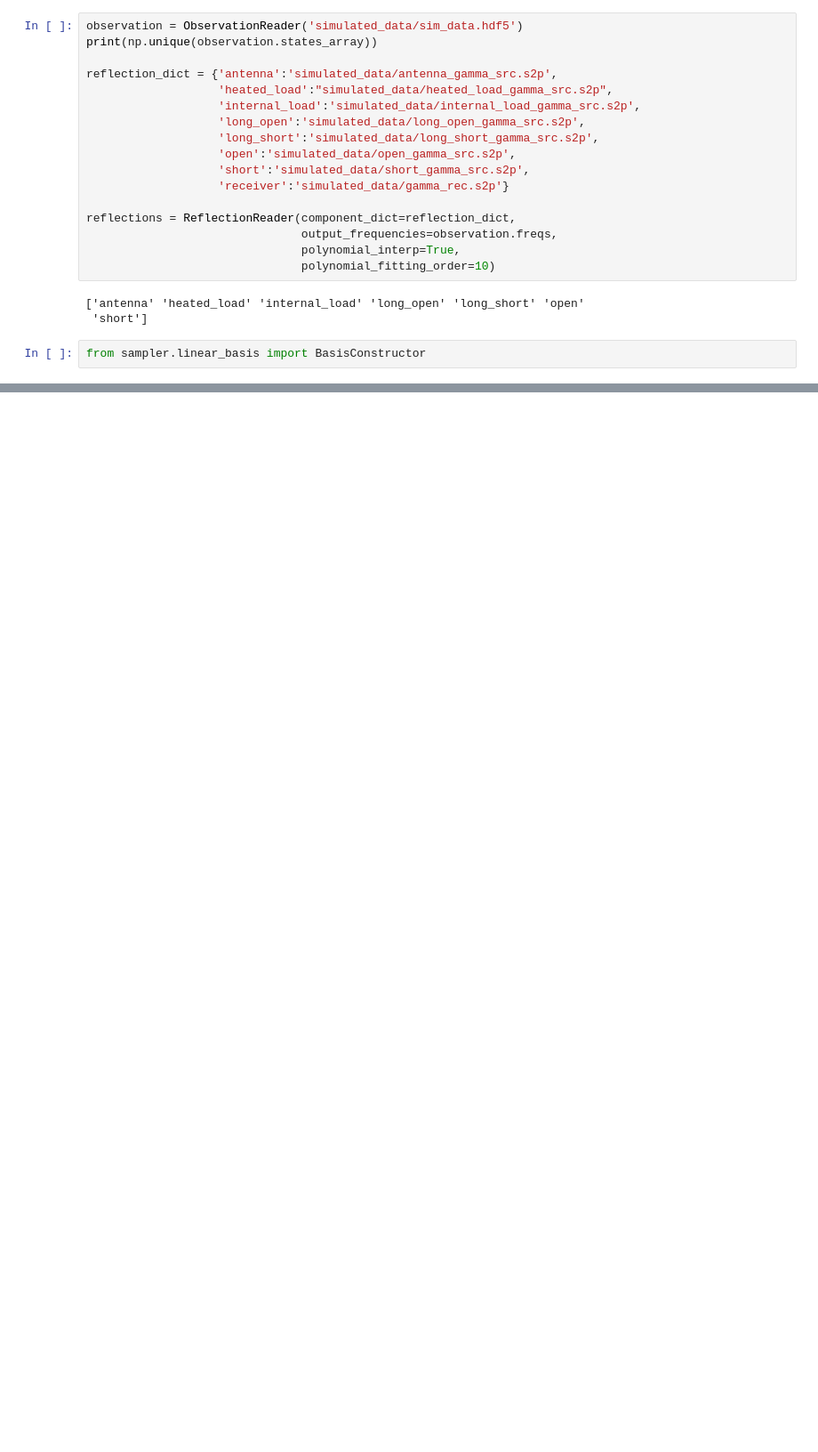
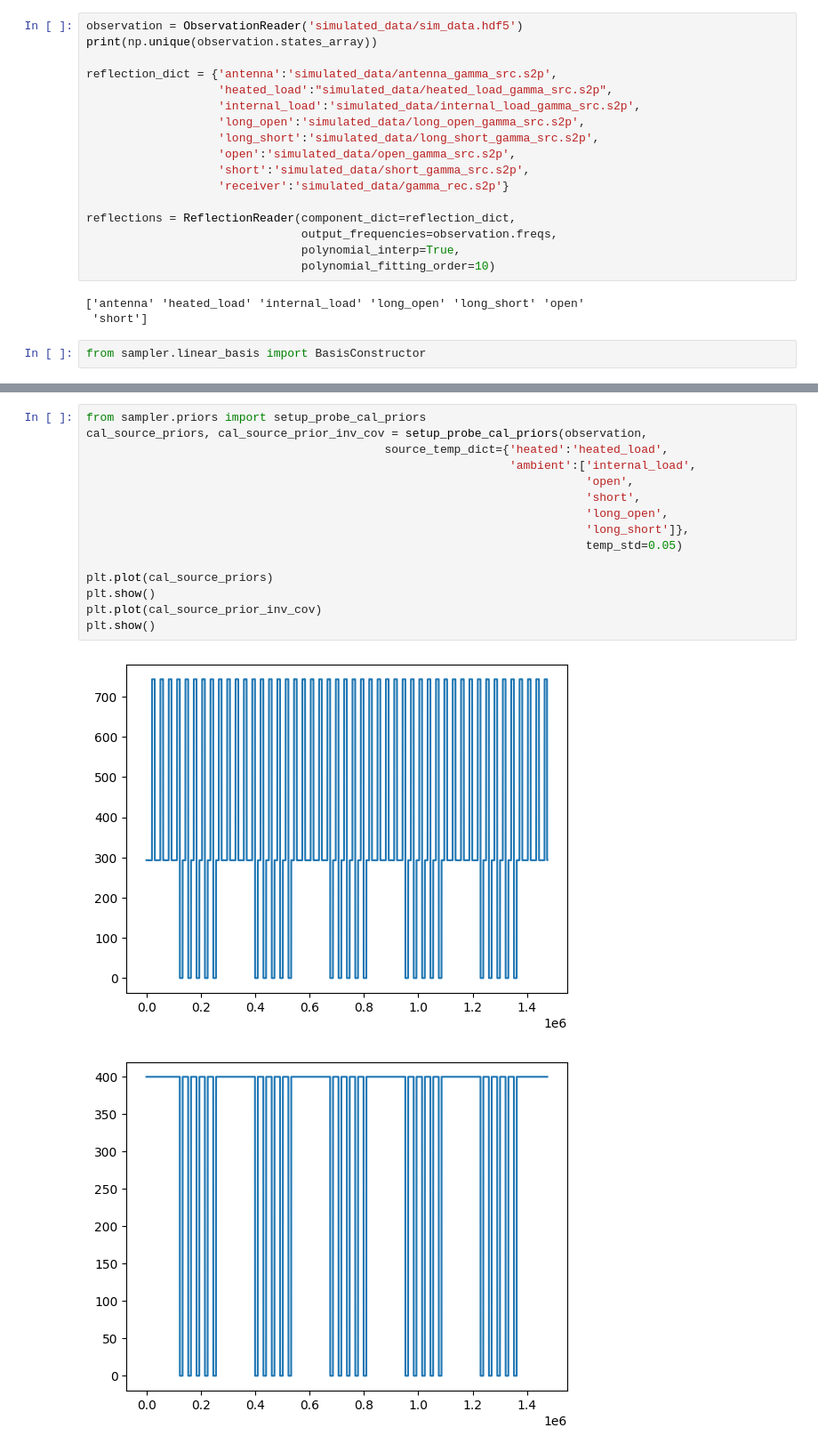
Before and after one commit to RHINO-Experiment/rhino-cal, a Jupyter notebook: gibbs_notebook.ipynb, the cells around one changed output, grey strips where cells are left out. Shown at 89% size. Saved outputs shown, nothing was run; the diff lists cells and outputs as text; blank space fills up the shorter version.

```diff
--- a/gibbs_notebook.ipynb
+++ b/gibbs_notebook.ipynb
@@ -171,0 +164,18 @@ print(antenna_source_basis[:,0])
+# %%
+from sampler.priors import setup_probe_cal_priors
+cal_source_priors, cal_source_prior_inv_cov = setup_probe_cal_priors(observation,
+                                           source_temp_dict={'heated':'heated_load',
+                                                             'ambient':['internal_load',
+                                                                        'open',
+                                                                        'short',
+                                                                        'long_open',
+                                                                        'long_short']},
+                                                                        temp_std=0.05)
+
+plt.plot(cal_source_priors)
+plt.show()
+plt.plot(cal_source_prior_inv_cov)
+plt.show()
+# %% [output]
+[figure, added]
+[figure, added]
```
Also changed, not shown: parts of 33 cells of this notebook, 6 other files.
